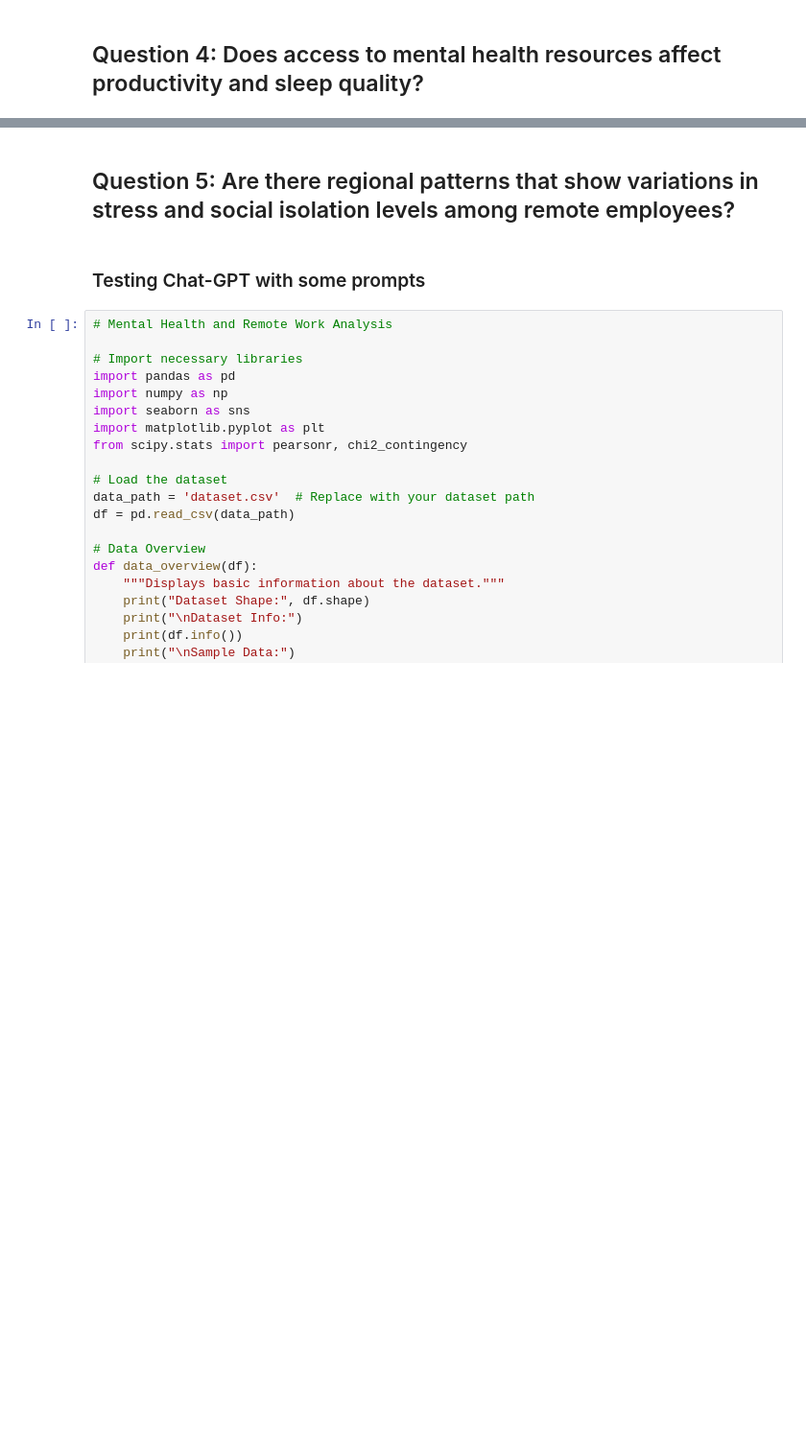
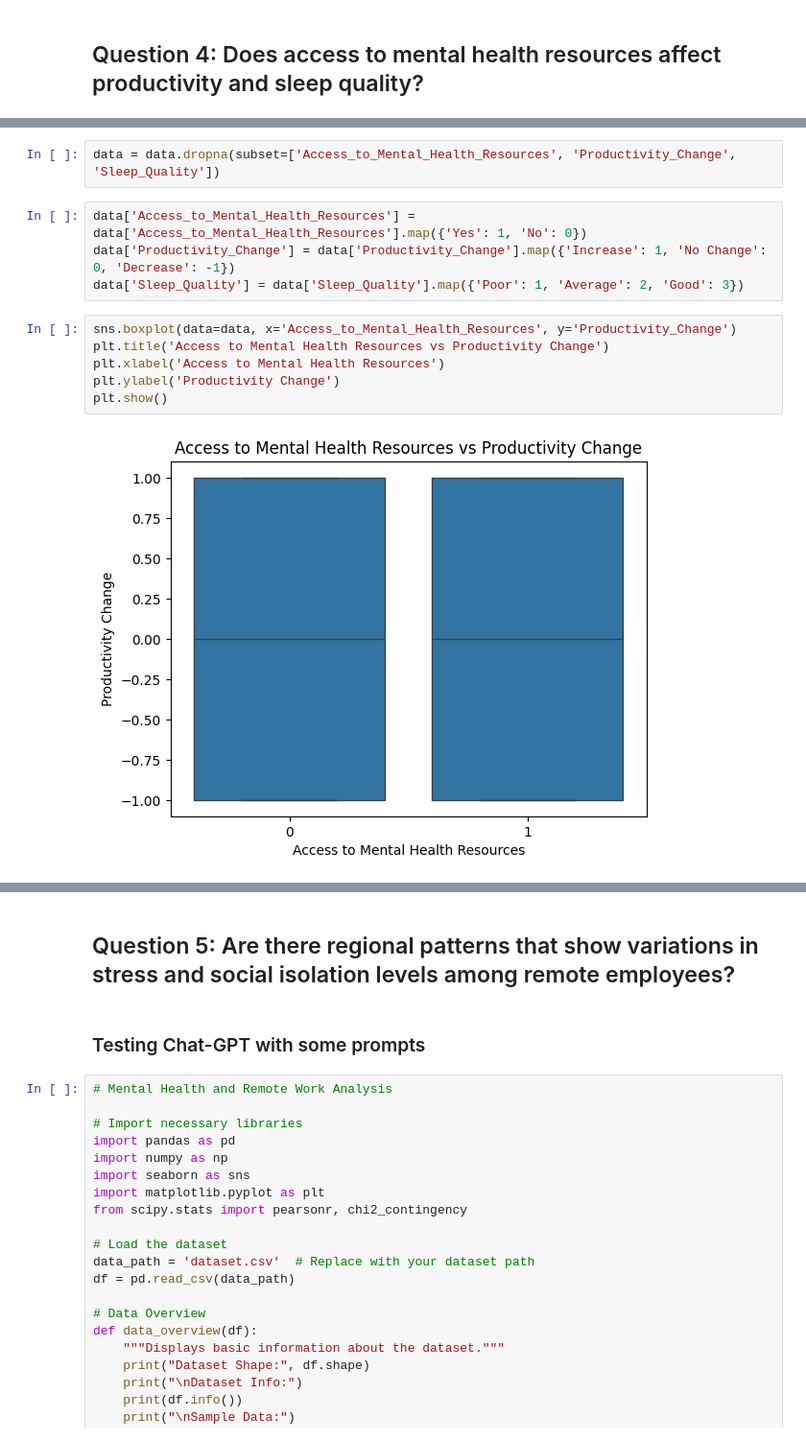
Before and after one commit to lcopolillo/FCD-2024-25, a Jupyter notebook: main.ipynb, the cells around one changed output, grey strips where cells are left out. Shown at 96% size. Drawn from its saved outputs; the diff is of its cells as text; blank space fills up the shorter version.

```diff
--- a/main.ipynb
+++ b/main.ipynb
@@ -593,0 +596,14 @@ plt.show()
+# %%
+data = data.dropna(subset=['Access_to_Mental_Health_Resources', 'Productivity_Change', 'Sleep_Quality'])
+# %%
+data['Access_to_Mental_Health_Resources'] = data['Access_to_Mental_Health_Resources'].map({'Yes': 1, 'No': 0})
+data['Productivity_Change'] = data['Productivity_Change'].map({'Increase': 1, 'No Change': 0, 'Decrease': -1})
+data['Sleep_Quality'] = data['Sleep_Quality'].map({'Poor': 1, 'Average': 2, 'Good': 3})
+# %%
+sns.boxplot(data=data, x='Access_to_Mental_Health_Resources', y='Productivity_Change')
+plt.title('Access to Mental Health Resources vs Productivity Change')
+plt.xlabel('Access to Mental Health Resources')
+plt.ylabel('Productivity Change')
+plt.show()
+# %% [output]
+[figure, added]
```
Also changed, not shown: parts of 11 cells of this notebook, 1 other file.
